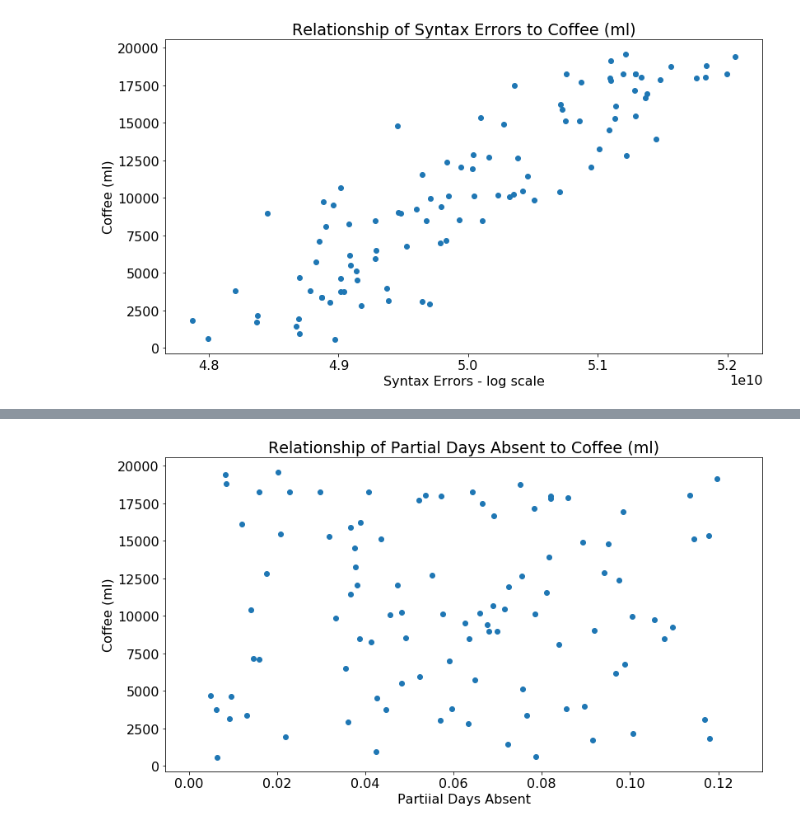
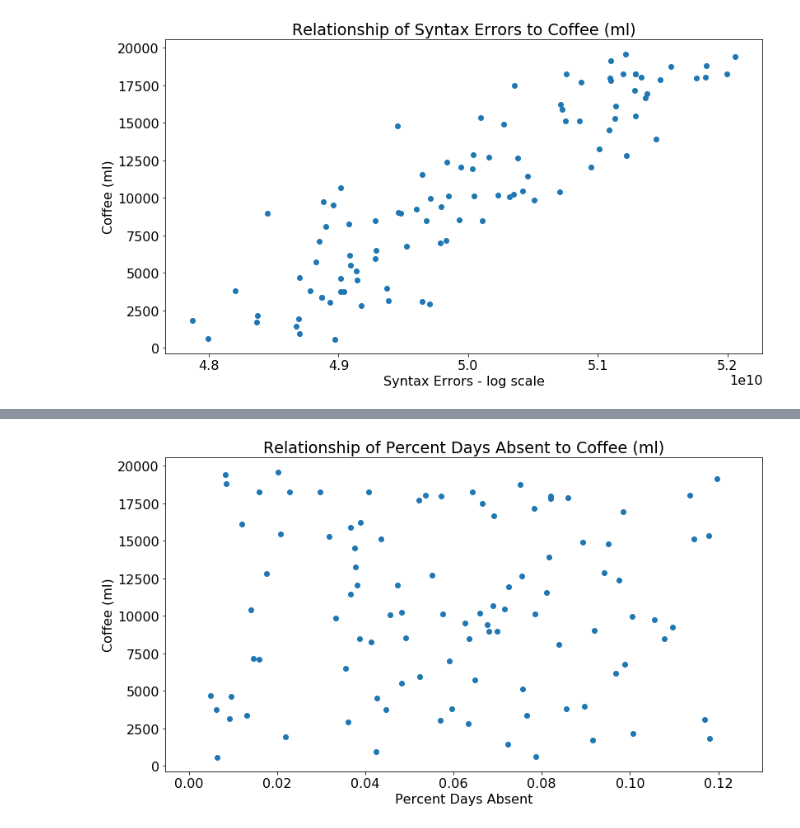
Before and after one commit to RyvynYoung/regression-exercises, a Jupyter notebook: visualization_warmup.ipynb, the cells around one changed output, grey strips where cells are left out. Saved outputs shown, nothing was run; the diff lists cells and outputs as text; code cells hidden in the pictures.

Commit message:
updated after walkthrough

```diff
--- a/visualization_warmup.ipynb
+++ b/visualization_warmup.ipynb
@@ -51,3 +51,13 @@ plt.show()
 # maybe convert ml to liters?
 # %% [output]
 [figure]
+# %%
+# WALKTHROUGH
+#reverse axis
+plt.figure(figsize=(13, 7))
+plt.rcParams.update({'font.size': 16})
+plt.scatter(x=df.ml_coffee, y=df.syntax_errors)
+plt.title('Students who drink more coffee make more syntax error)')
+plt.xlabel('Syntax Errors in Billions')
+plt.ylabel('Coffee (ml)')
+plt.show()
@@ -53,0 +66,11 @@ plt.show()
+# %%
+df['syntax_errors_billions'] = df.syntax_errors/1000000000
+df['coffee_cups'] = df.ml_coffee/30/8
+# %%
+plt.figure(figsize=(13, 7))
+plt.rcParams.update({'font.size': 16})
+plt.scatter(x=df.coffee_cups, y=df.syntax_errors_billions)
+plt.title('Students who drink more coffee make more syntax error)')
+plt.xlabel('Syntax Errors in Billions')
+plt.ylabel('Coffee in cups')
+plt.show()
@@ -54,10 +81,10 @@ plt.show()
 # %%
 plt.figure(figsize=(13, 7))
 plt.rcParams.update({'font.size': 16})
 plt.scatter(x=df.p_days_absent, y=df.ml_coffee)
-plt.title('Relationship of Partial Days Absent to Coffee (ml)')
-plt.xlabel('Partiial Days Absent')
+plt.title('Relationship of Percent Days Absent to Coffee (ml)')
+plt.xlabel('Percent Days Absent')
 plt.ylabel('Coffee (ml)')
 plt.show()
 # %% [output]
-[figure, old version]
+[figure, new version]
```
Also changed, not shown: parts of 4 cells of this notebook.
